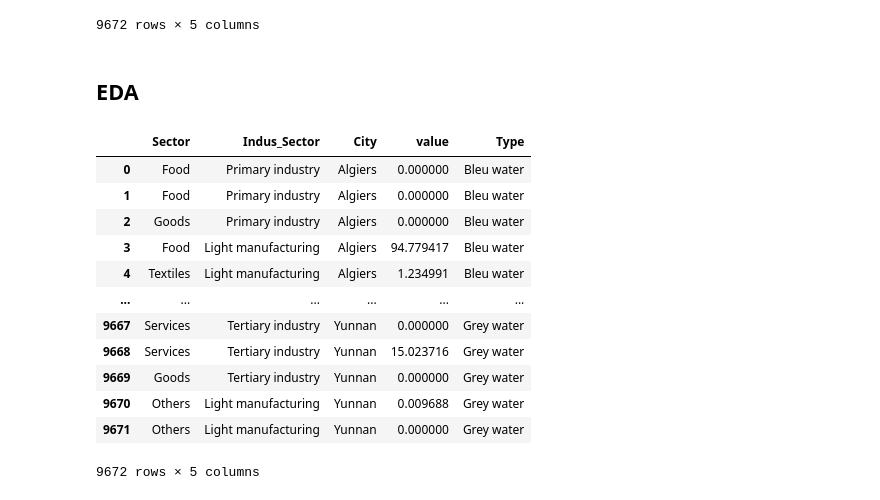
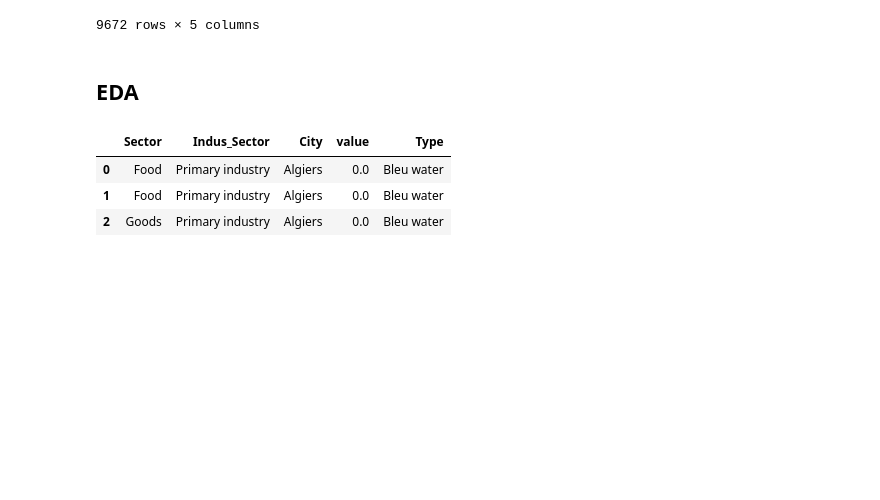
Before and after one commit to mohamed-hachaichi/Virtual_Water_Project, a Jupyter notebook: Code/Code.ipynb, the cells around one changed output. Saved outputs shown, nothing was run; the diff lists cells and outputs as text; code cells hidden in the pictures; blank space fills up the shorter version.

```diff
--- a/Code/Code.ipynb
+++ b/Code/Code.ipynb
@@ -847,19 +847,12 @@ tot.to_excel('../Output/ds.xlsx', index = False)
 ## EDA
 # %%
 ds = pd.read_excel('../Output/ds.xlsx')
+ds = ds[~(ds['City'].isin(['Colombo', 'Gampaha',
+                                 'Kalutara', 'Trincomalee',
+                                 'Matara']))]
+ds.head(3)
+# %% [output]
+|  | Sector | Indus_Sector | City | value | Type |
+| 0 | Food | Primary industry | Algiers | 0.0 | Bleu water |
+| 1 | Food | Primary industry | Algiers | 0.0 | Bleu water |
+| 2 | Goods | Primary industry | Algiers | 0.0 | Bleu water |
-# %%
-ds
-# %% [output]
-|  | Sector | Indus_Sector | City | value | Type |
-| 0 | Food | Primary industry | Algiers | 0.000000 | Bleu water |
-| 1 | Food | Primary industry | Algiers | 0.000000 | Bleu water |
-| 2 | Goods | Primary industry | Algiers | 0.000000 | Bleu water |
-| 3 | Food | Light manufacturing | Algiers | 94.779417 | Bleu water |
-| 4 | Textiles | Light manufacturing | Algiers | 1.234991 | Bleu water |
-| ... | ... | ... | ... | ... | ... |
-| 9667 | Services | Tertiary industry | Yunnan | 0.000000 | Grey water |
-| 9668 | Services | Tertiary industry | Yunnan | 15.023716 | Grey water |
-| 9669 | Goods | Tertiary industry | Yunnan | 0.000000 | Grey water |
-| 9670 | Others | Light manufacturing | Yunnan | 0.009688 | Grey water |
-| 9671 | Others | Light manufacturing | Yunnan | 0.000000 | Grey water |
-9672 rows × 5 columns
```
Also changed, not shown: parts of 10 cells of this notebook, 6 other files.
